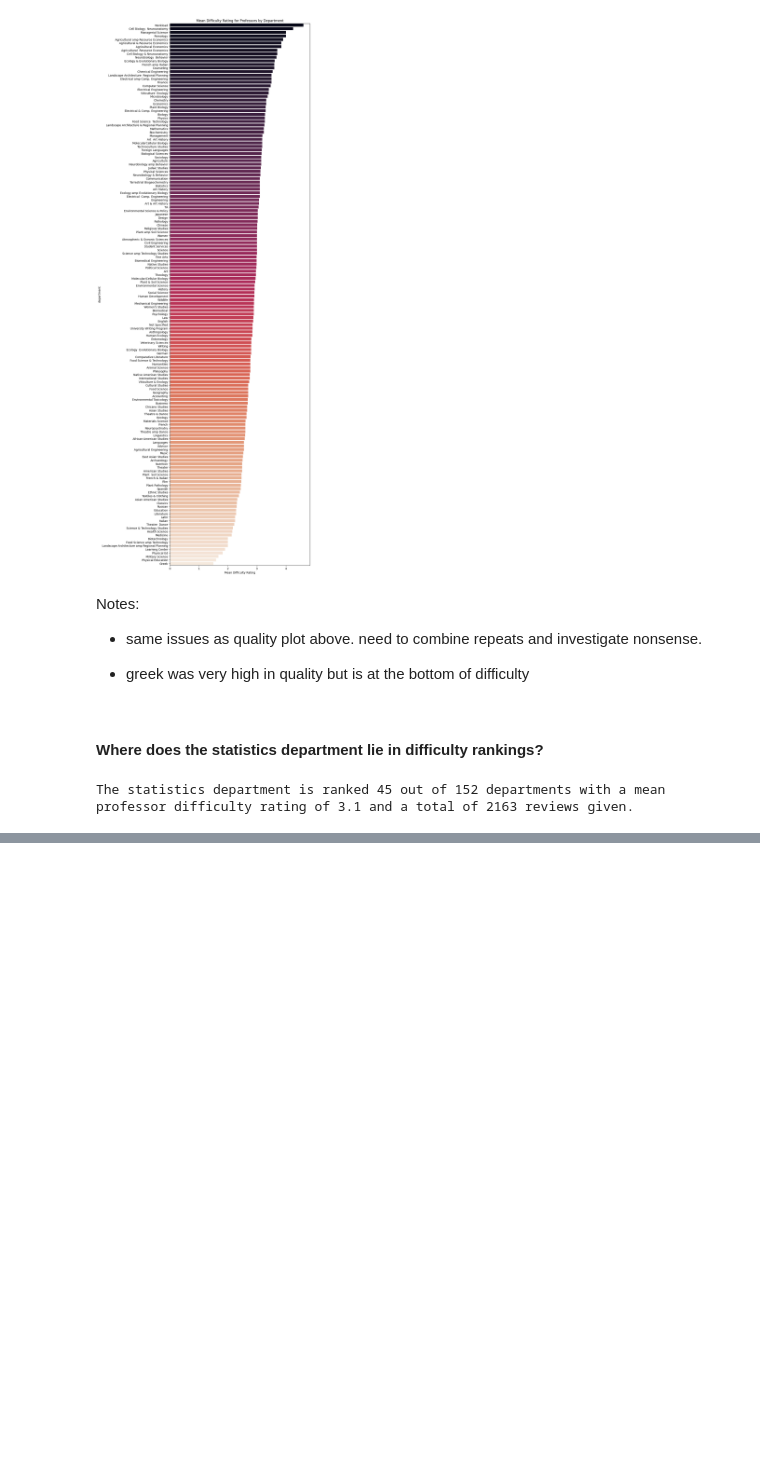
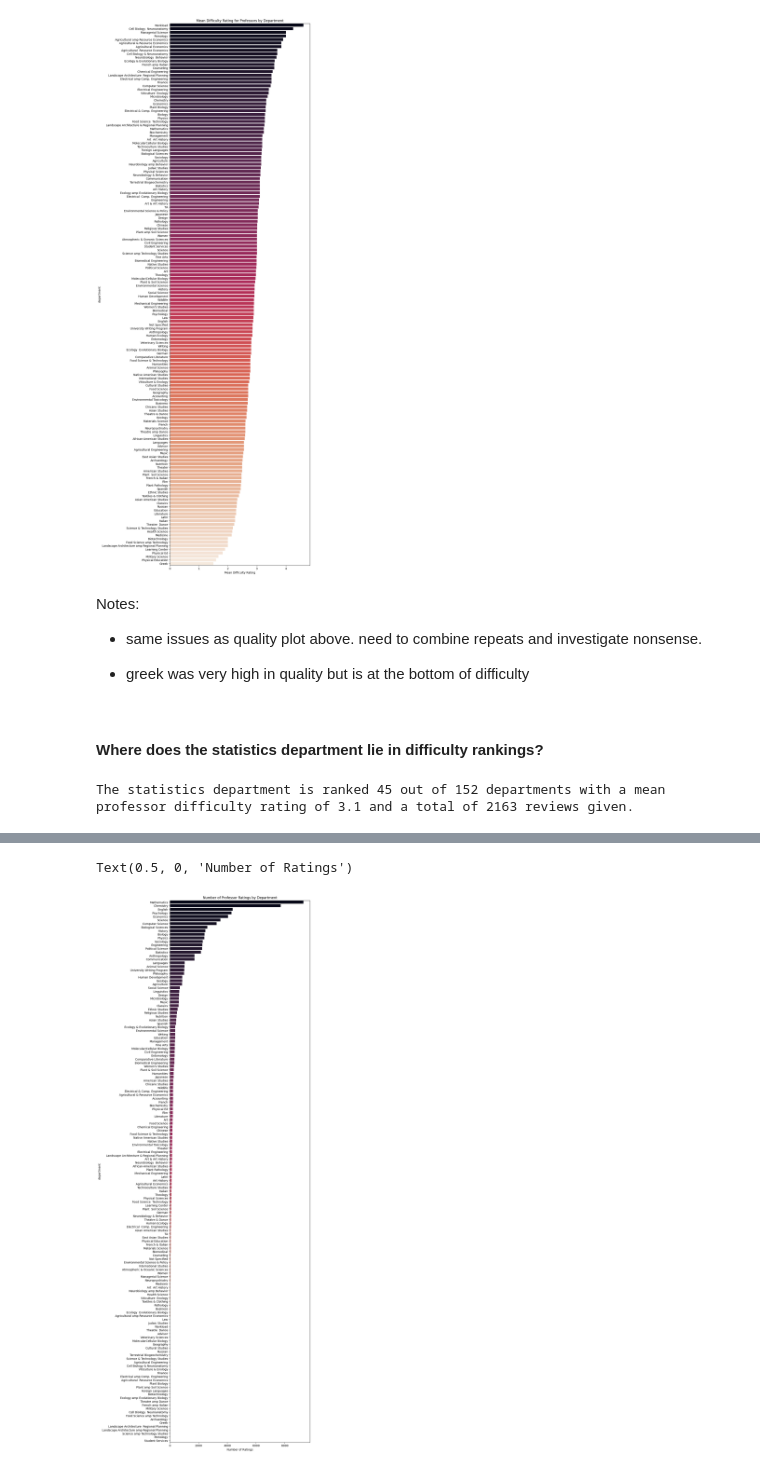
Before and after one commit to Riley-Adams/sta141b_project, a Jupyter notebook: profsEDA.ipynb, the cells around one changed output, grey strips where cells are left out. Saved outputs shown, nothing was run; the diff lists cells and outputs as text; code cells hidden in the pictures; blank space fills up the shorter version.

```diff
--- a/profsEDA.ipynb
+++ b/profsEDA.ipynb
@@ -251,0 +254,4 @@ The statistics department is ranked 45 out of 152 departments with a mean profes
+# %%
+# numRatings dataframe
+num_by_dept = diff_by_dept[['department', 'numRatings']].sort_values(by='numRatings', ascending=False)
+num_by_dept
@@ -251,0 +272,10 @@ The statistics department is ranked 45 out of 152 departments with a mean profes
+# %%
+# number of ratings by dept barplot
+plt.figure(figsize=(9,35))
+sns.barplot(num_by_dept, y=num_by_dept['department'], x=num_by_dept['numRatings'],
+            palette="rocket")
+plt.title("Number of Professor Ratings by Department")
+plt.xlabel("Number of Ratings")
+# %% [output]
+Text(0.5, 0, 'Number of Ratings')
+[figure, added]
```
Also changed, not shown: parts of 3 cells of this notebook.
